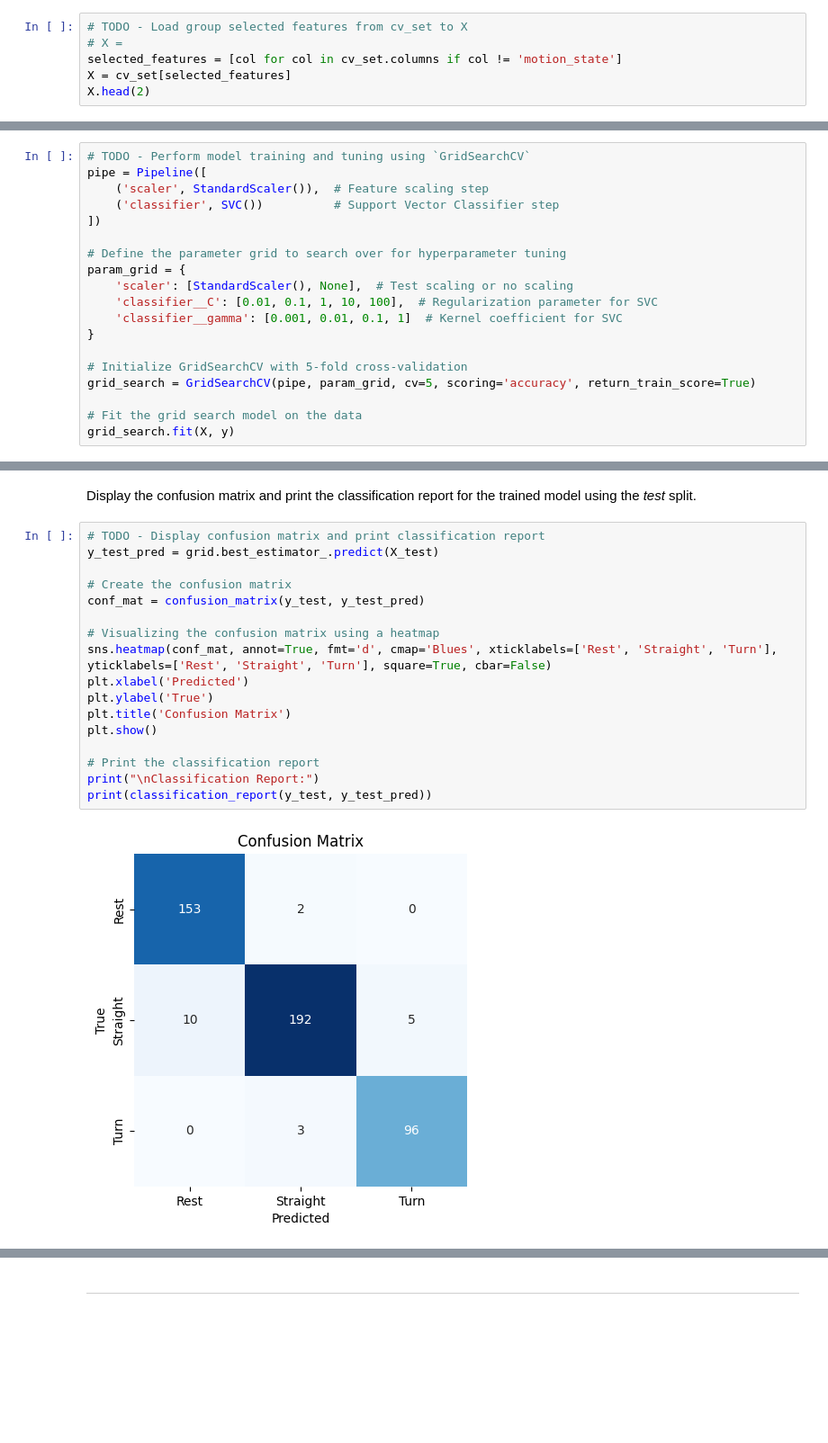
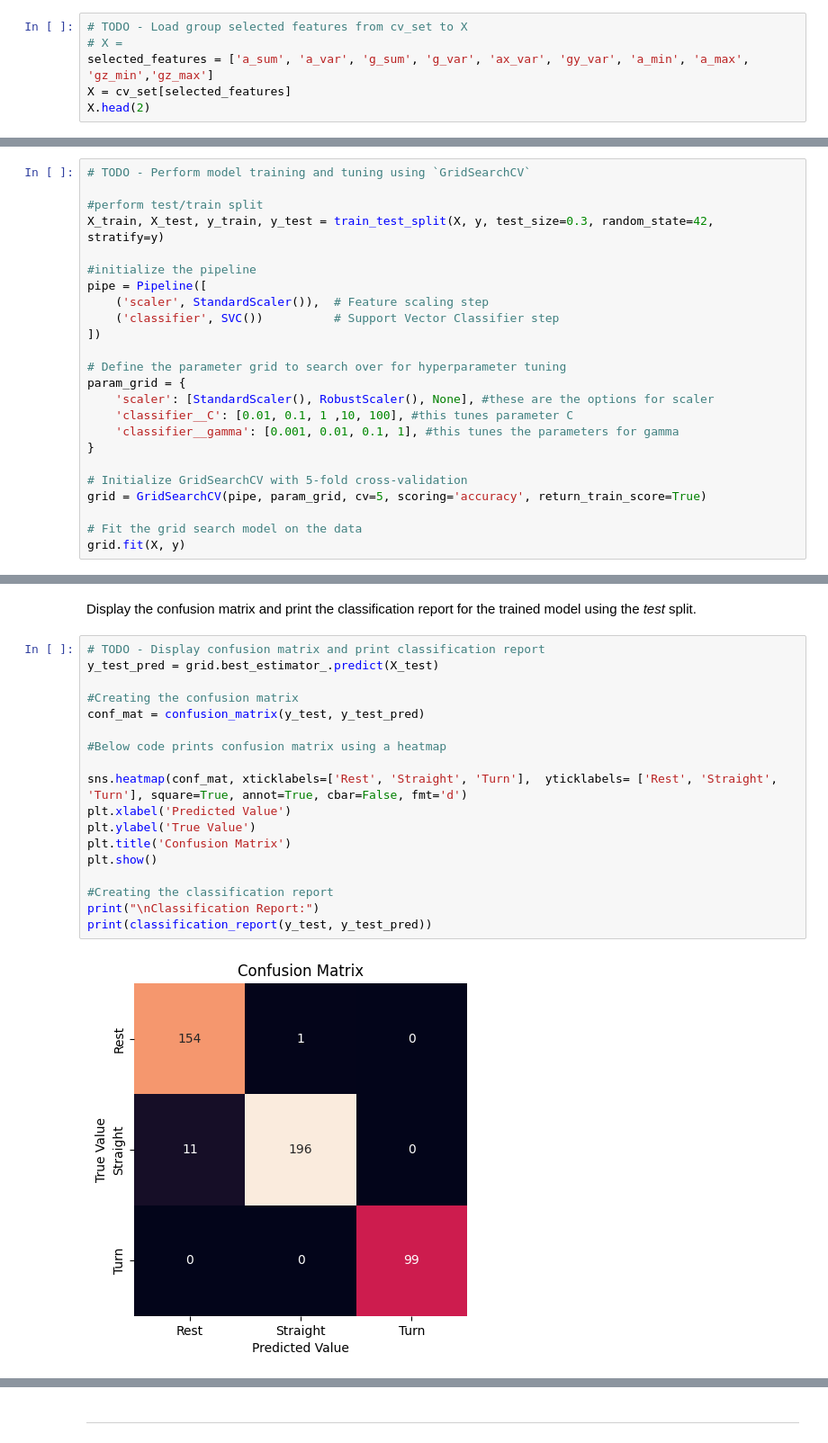
Before and after one commit to jasleenbadhesha/engg680_2024_fall, a Jupyter notebook: Lab_Assignment4/Assignment 4.ipynb, the cells around one changed output, grey strips where cells are left out. Shown at 90% size. Saved outputs shown, nothing was run; the diff lists cells and outputs as text; blank space fills up the shorter version.

```diff
--- a/Lab_Assignment4/Assignment 4.ipynb
+++ b/Lab_Assignment4/Assignment 4.ipynb
@@ -699,7 +748,7 @@ ___
 # %%
 # TODO - Load group selected features from cv_set to X
 # X =
-selected_features = [col for col in cv_set.columns if col != 'motion_state']
+selected_features = ['a_sum', 'a_var', 'g_sum', 'g_var', 'ax_var', 'gy_var', 'a_min', 'a_max', 'gz_min','gz_max']
 X = cv_set[selected_features]
 X.head(2)
 # %% [output]
@@ -732,6 +779,11 @@ ___
 Follow the steps from **1.2.2** and perform model training and tuning using the group selected feature set.
 # %%
 # TODO - Perform model training and tuning using `GridSearchCV`
+
+#perform test/train split
+X_train, X_test, y_train, y_test = train_test_split(X, y, test_size=0.3, random_state=42, stratify=y)
+
+#initialize the pipeline
 pipe = Pipeline([
     ('scaler', StandardScaler()),  # Feature scaling step
     ('classifier', SVC())          # Support Vector Classifier step
@@ -739,16 +791,16 @@ pipe = Pipeline([
 
 # Define the parameter grid to search over for hyperparameter tuning
 param_grid = {
-    'scaler': [StandardScaler(), None],  # Test scaling or no scaling
-    'classifier__C': [0.01, 0.1, 1, 10, 100],  # Regularization parameter for SVC
-    'classifier__gamma': [0.001, 0.01, 0.1, 1]  # Kernel coefficient for SVC
+    'scaler': [StandardScaler(), RobustScaler(), None], #these are the options for scaler
+    'classifier__C': [0.01, 0.1, 1 ,10, 100], #this tunes parameter C
+    'classifier__gamma': [0.001, 0.01, 0.1, 1], #this tunes the parameters for gamma
 }
 
 # Initialize GridSearchCV with 5-fold cross-validation
-grid_search = GridSearchCV(pipe, param_grid, cv=5, scoring='accuracy', return_train_score=True)
+grid = GridSearchCV(pipe, param_grid, cv=5, scoring='accuracy', return_train_score=True)
 
 # Fit the grid search model on the data
-grid_search.fit(X, y)
+grid.fit(X, y)
 # %% [output]
 GridSearchCV(cv=5,
              estimator=Pipeline(steps=[('scaler', StandardScaler()),
@@ -797,22 +852,23 @@ Display the confusion matrix and print the classification report for the trained
 # %%
 # TODO - Display confusion matrix and print classification report
 y_test_pred = grid.best_estimator_.predict(X_test)
 
-# Create the confusion matrix
+#Creating the confusion matrix
 conf_mat = confusion_matrix(y_test, y_test_pred)
 
-# Visualizing the confusion matrix using a heatmap
-sns.heatmap(conf_mat, annot=True, fmt='d', cmap='Blues', xticklabels=['Rest', 'Straight', 'Turn'], yticklabels=['Rest', 'Straight', 'Turn'], square=True, cbar=False)
-plt.xlabel('Predicted')
-plt.ylabel('True')
+#Below code prints confusion matrix using a heatmap
+
+sns.heatmap(conf_mat, xticklabels=['Rest', 'Straight', 'Turn'],  yticklabels= ['Rest', 'Straight', 'Turn'], square=True, annot=True, cbar=False, fmt='d')
+plt.xlabel('Predicted Value')
+plt.ylabel('True Value')
 plt.title('Confusion Matrix')
 plt.show()
 
-# Print the classification report
+#Creating the classification report
 print("\nClassification Report:")
 print(classification_report(y_test, y_test_pred))
 # %% [output]
-[figure, old version]
+[figure, new version]
 Classification Report:
               precision    recall  f1-score   support
 
```
Also changed, not shown: parts of 39 cells of this notebook.
